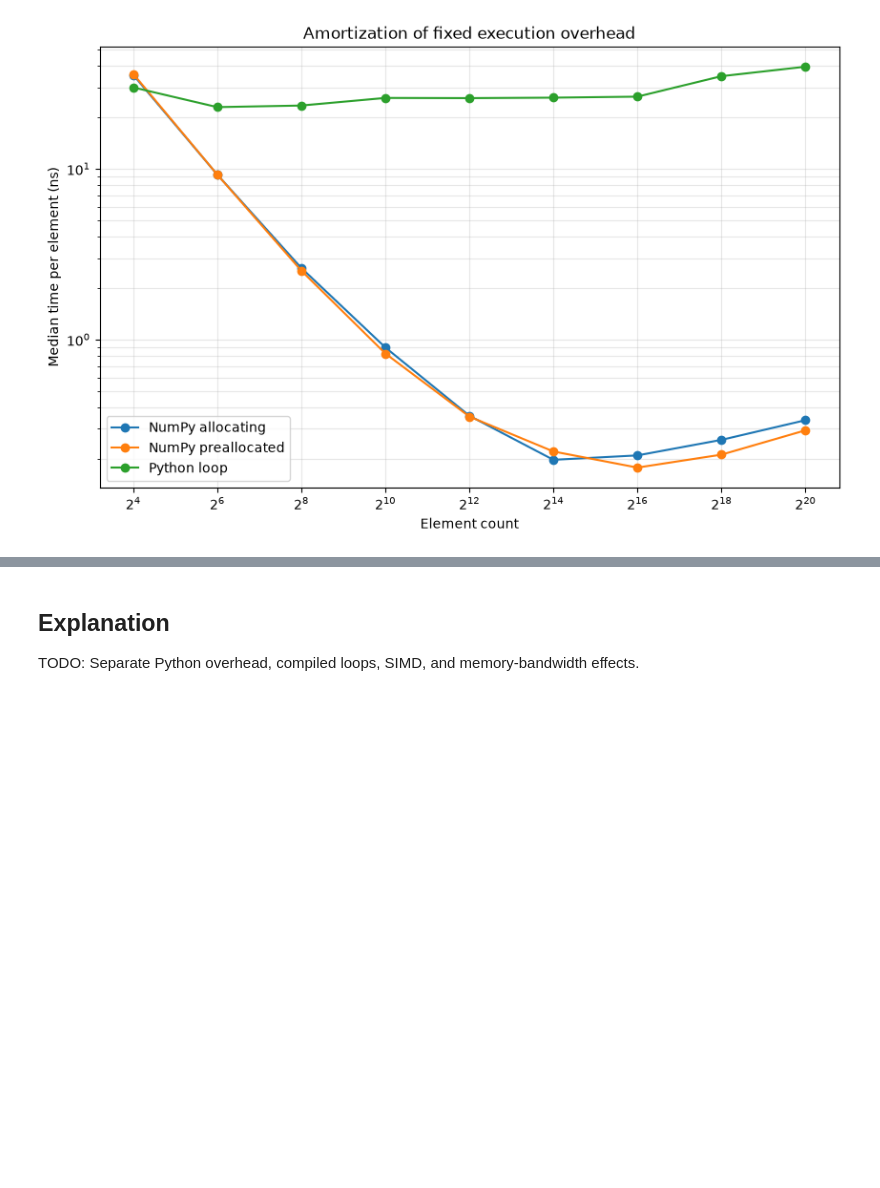
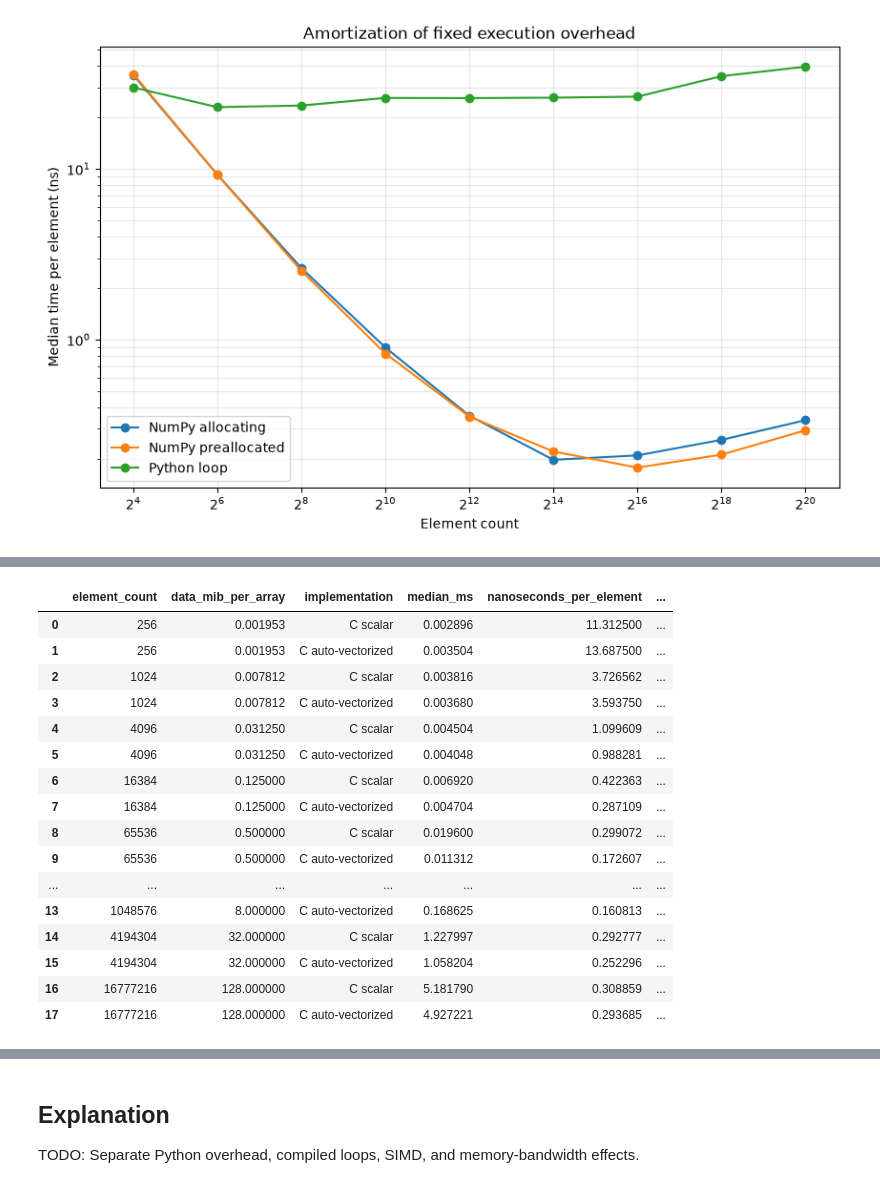
Before and after one commit to coert/dgx-spark-lab, a Jupyter notebook: experiments/00-foundations/04-vectorization.ipynb, the cells around one changed output, grey strips where cells are left out. Drawn from its saved outputs; the diff is of its cells as text; code cells hidden in the pictures; blank space fills up the shorter version.

Commit message:
Add native C vectorization benchmark

```diff
--- a/experiments/00-foundations/04-vectorization.ipynb
+++ b/experiments/00-foundations/04-vectorization.ipynb
@@ -396,0 +591,87 @@ plt.show()
+# %%
+NATIVE_ELEMENT_COUNTS = [
+    256,
+    1_024,
+    4_096,
+    16_384,
+    65_536,
+    262_144,
+    1_048_576,
+    4_194_304,
+    16_777_216,
+]
+
+NATIVE_ITERATIONS = 20
+NATIVE_WARMUPS = 5
+
+native_rows = []
+
+for element_count in NATIVE_ELEMENT_COUNTS:
+    input_values = np.linspace(
+        0.0,
+        1.0,
+        element_count,
+        dtype=np.float64,
+    )
+
+    scalar_output = np.empty_like(input_values)
+    vector_output = np.empty_like(input_values)
+
+    with pinned_to_cpu(VECTOR_CPU):
+        scalar_timing = benchmark_callable(
+            call_native_multiply_add,
+            scalar_library.multiply_add,
+            input_values,
+            scalar_output,
+            SCALE,
+            OFFSET,
+            warmup_iterations=NATIVE_WARMUPS,
+            iterations=NATIVE_ITERATIONS,
+        )
+
+        vector_timing = benchmark_callable(
+            call_native_multiply_add,
+            vector_library.multiply_add,
+            input_values,
+            vector_output,
+            SCALE,
+            OFFSET,
+            warmup_iterations=NATIVE_WARMUPS,
+            iterations=NATIVE_ITERATIONS,
+        )
+
+    for implementation, timing in [
+        ("C scalar", scalar_timing),
+        ("C auto-vectorized", vector_timing),
+    ]:
+        native_rows.append(
+            {
+                "element_count": element_count,
+                "data_mib_per_array": element_count * 8 / 1024**2,
+                "implementation": implementation,
+                "median_ms": timing.median_ns / 1e6,
+                "nanoseconds_per_element": (timing.median_ns / element_count),
+                "giga_elements_per_second": (element_count / timing.median_ns),
+            }
+        )
+
+native_results = pd.DataFrame(native_rows)
+native_results
+# %% [output]
+|  | element_count | data_mib_per_array | implementation | median_ms | nanoseconds_per_element | ... |
+| 0 | 256 | 0.001953 | C scalar | 0.002896 | 11.312500 | ... |
+| 1 | 256 | 0.001953 | C auto-vectorized | 0.003504 | 13.687500 | ... |
+| 2 | 1024 | 0.007812 | C scalar | 0.003816 | 3.726562 | ... |
+| 3 | 1024 | 0.007812 | C auto-vectorized | 0.003680 | 3.593750 | ... |
+| 4 | 4096 | 0.031250 | C scalar | 0.004504 | 1.099609 | ... |
+| 5 | 4096 | 0.031250 | C auto-vectorized | 0.004048 | 0.988281 | ... |
+| 6 | 16384 | 0.125000 | C scalar | 0.006920 | 0.422363 | ... |
+| 7 | 16384 | 0.125000 | C auto-vectorized | 0.004704 | 0.287109 | ... |
+| 8 | 65536 | 0.500000 | C scalar | 0.019600 | 0.299072 | ... |
+| 9 | 65536 | 0.500000 | C auto-vectorized | 0.011312 | 0.172607 | ... |
+| ... | ... | ... | ... | ... | ... | ... |
+| 13 | 1048576 | 8.000000 | C auto-vectorized | 0.168625 | 0.160813 | ... |
+| 14 | 4194304 | 32.000000 | C scalar | 1.227997 | 0.292777 | ... |
+| 15 | 4194304 | 32.000000 | C auto-vectorized | 1.058204 | 0.252296 | ... |
+| 16 | 16777216 | 128.000000 | C scalar | 5.181790 | 0.308859 | ... |
+| 17 | 16777216 | 128.000000 | C auto-vectorized | 4.927221 | 0.293685 | ... |
```
Also changed, not shown: parts of 5 cells of this notebook.
